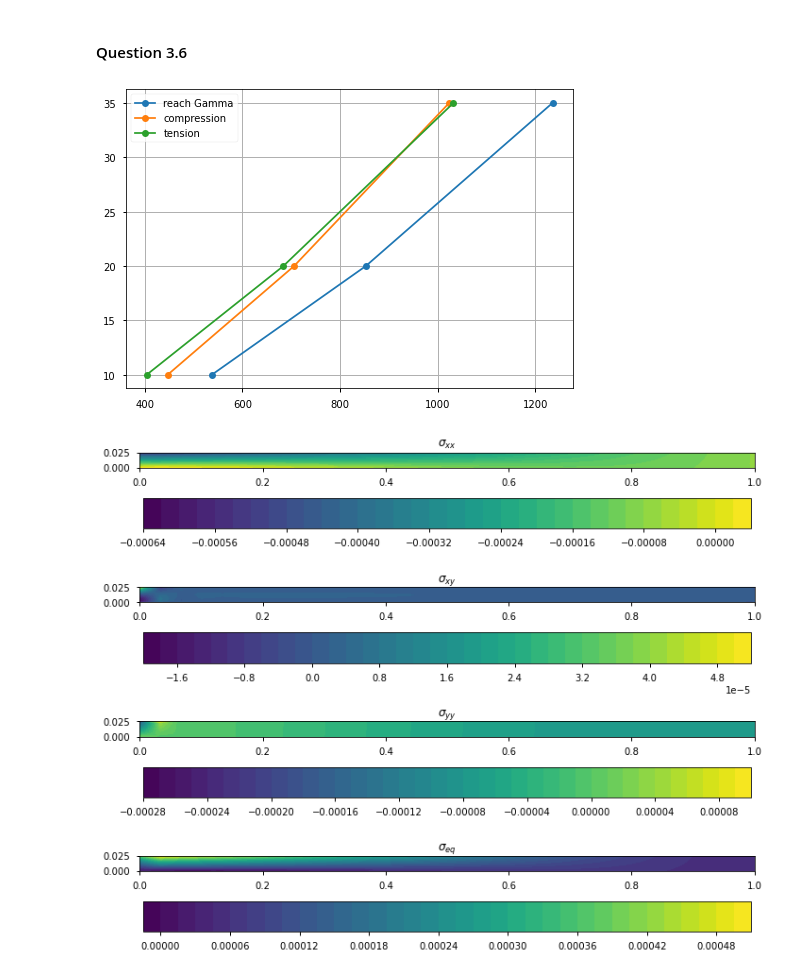
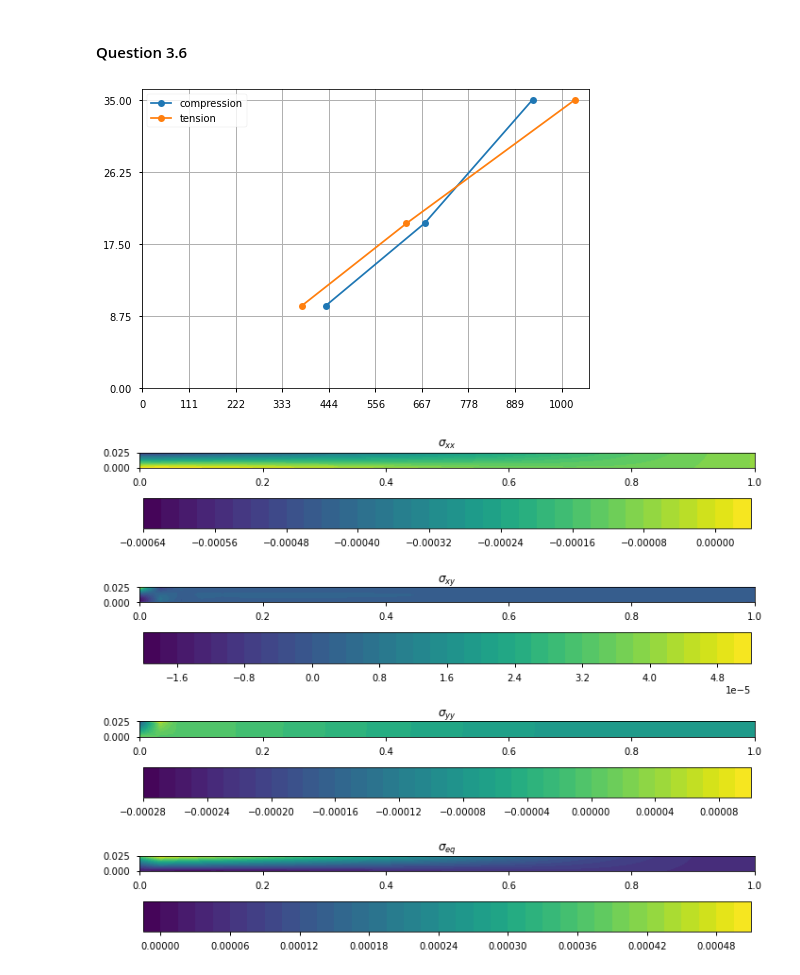
Before and after one commit to a-latyshev/Fenics_AMMS_2021, a Jupyter notebook: 04-Bifurcation/TP2.ipynb, the cells around one changed output. Drawn from its saved outputs; the diff is of its cells as text; code cells hidden in the pictures.

```diff
--- a/04-Bifurcation/TP2.ipynb
+++ b/04-Bifurcation/TP2.ipynb
@@ -425,5 +489,5 @@ max_sigma_xx[4]
 # %%
 Ly = 10
-Lx_limits[0][2] = Ly*ks[4]
-print('sigma_xx =', max_sigma_xx[4], 'Lx = ', Lx_limits[0][2])
+Lx_limits[0][2] = Ly*38
+print('Lx = ', Lx_limits[0][2])
 # %% [output]
@@ -475,5 +531,5 @@ plt.legend()
 # %%
 Ly = 20
-Lx_limits[1][1] = Ly*35.3
+Lx_limits[1][1] = Ly*33.65
 print('Lx = ', Lx_limits[1][1])
 # %% [output]
@@ -497,5 +546,5 @@ plt.legend()
 # %%
 Ly = 20
-Lx_limits[1][2] = Ly*ks[3]
-print('sigma_xx =', max_sigma_xx[3], 'Lx = ', Lx_limits[1][2])
+Lx_limits[1][2] = Ly*31.5
+print('Lx = ', Lx_limits[1][2])
 # %% [output]
@@ -545,5 +585,5 @@ plt.legend()
 # %%
 Ly = 35
-Lx_limits[2][1] = Ly*ks[1]
+Lx_limits[2][1] = Ly*26.6
 print('Lx = ', Lx_limits[2][1])
 # %% [output]
@@ -581,15 +614,18 @@ array([[ 537.5 ,  447.  ,  404.  ],
 # %%
 Ly_limits = [10, 20, 35]
 
-plt.plot(Lx_limits[:,0], Ly_limits, 'o-', label='reach Gamma')
+# plt.plot(Lx_limits[:,0], Ly_limits, 'o-', label='reach Gamma')
 plt.plot(Lx_limits[:,1], Ly_limits, 'o-', label='compression')
 plt.plot(Lx_limits[:,2], Ly_limits, 'o-', label='tension')
 # for i, Ly in enumerate(Ly_limits):
 #     plt.plot(Lx_limits[i], [Ly, Ly, Ly], 'o')
 plt.legend()
+plt.xticks(np.linspace(0, 1000, 10))
+plt.yticks(np.linspace(0, 35, 5))
+# plt.axis('off')
 plt.grid()
 # %% [output]
-[figure, old version]
+[figure, new version]
 # %%
 stress_field_space = dolfin.FunctionSpace(hypsol.mesh, 'DG', 1)
 hypsol.strain_displacement()
```
Also changed, not shown: parts of 66 cells of this notebook.
